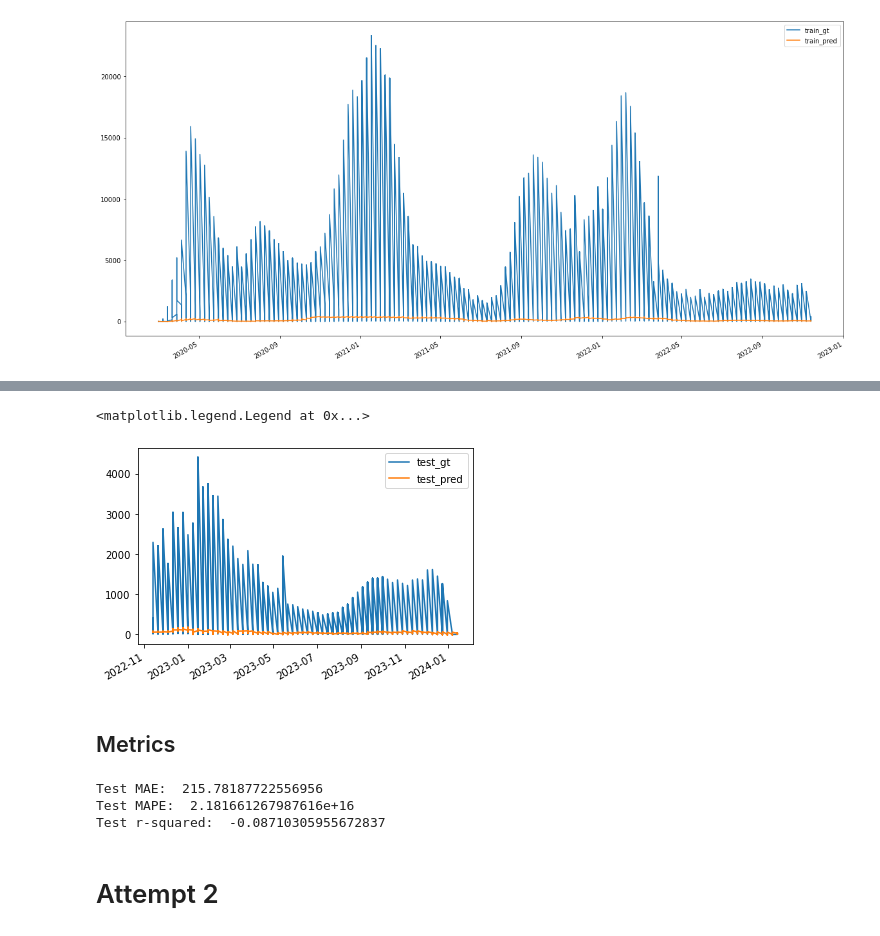
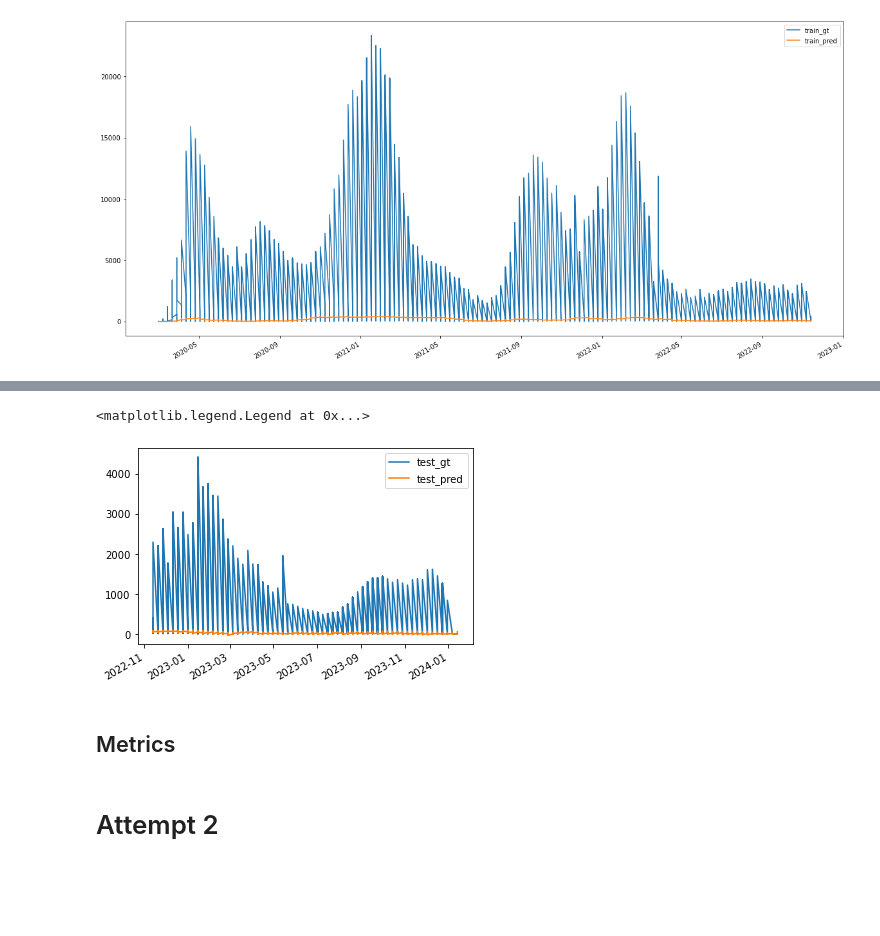
Before and after one commit to y-ginther/DS-Capstone, a Jupyter notebook: LSTM_c.ipynb, the cells around one changed output, grey strips where cells are left out. Drawn from its saved outputs; the diff is of its cells as text; code cells hidden in the pictures; blank space fills up the shorter version.

```diff
--- a/LSTM_c.ipynb
+++ b/LSTM_c.ipynb
@@ -39,11 +43,10 @@ To enable them in other operations, rebuild TensorFlow with the appropriate comp
 # %%
 df = pd.read_csv('multivar.csv')
 df = df.drop(columns=['iso_code'])
-df = df.drop(columns=['location'])
 df = df.drop('Unnamed: 0', axis=1)
 df = df.set_index('date')
 df.index = pd.to_datetime(df.index)
-categorical_cols = ['continent', 'tests_units', 'season']
+categorical_cols = ['continent', 'tests_units', 'season', 'location']
 df = pd.get_dummies(df, columns=categorical_cols)
 df
 # %% [output]
@@ -103,7 +106,7 @@ batch_size = 32
 epochs = 100
 sequence_length =14
 # %%
-inputs = keras.layers.Input(shape=(14,57))
+inputs = keras.layers.Input(shape=(14,67))
 lstm_out = keras.layers.LSTM(32)(inputs)
 outputs = keras.layers.Dense(1)(lstm_out)
 
@@ -127,7 +130,7 @@ Trainable params: 11,553
 Non-trainable params: 0
 _________________________________________________________________
 # %%
-x=np.array([x[2].reshape(14,57) for x in train])
+x=np.array([x[2].reshape(14,67) for x in train])
 y=np.array([x[1] for x in train])
 print(x.shape)
 print(y.shape)
@@ -176,7 +179,7 @@ plt.legend(['train_gt', 'train_pred'])
 <matplotlib.legend.Legend at 0x...>
 [figure]
 # %%
-test_pred=model.predict(np.array([x[2].reshape(14, 57) for x in test]))
+test_pred=model.predict(np.array([x[2].reshape(14, 67) for x in test]))
 test_pred=pd.DataFrame(test_pred, columns=['yhat'], index=[x[0] for x in test ])
 test_gt=pd.DataFrame([x[1] for x in test], columns=['y'], index=[x[0] for x in test ])
 pd.concat([test_gt, test_pred], axis=1).plot()
@@ -186,18 +189,13 @@ plt.legend(['test_gt', 'test_pred'])
 <matplotlib.legend.Legend at 0x...>
-[figure, old version]
+[figure, new version]
 # %% [markdown]
 ## Metrics
 # %%
 mae = mean_absolute_error(test_gt, test_pred)
-mape = mean_absolute_percentage_error(test_gt, test_pred)
+mape = np.mean(np.abs((test_gt['y'] - test_pred['yhat']) / (test_gt['y'] + 1))) * 100
 r2 = r2_score(test_gt, test_pred)
-print('Test MAE: ', mae)
-print('Test MAPE: ', mape)
-print('Test r-squared: ', r2)
+new_row = {'model': '1', 'mae': mae, 'mape': mape, 'rsq': r2}
+metrics = metrics.append(new_row, ignore_index=True)
-# %% [output]
-Test MAE:  215.78187722556956
-Test MAPE:  2.181661267987616e+16
-Test r-squared:  -0.08710305955672837
 # %% [markdown]
 # Attempt 2
 # %% [markdown]
```
Also changed, not shown: parts of 82 cells of this notebook.
